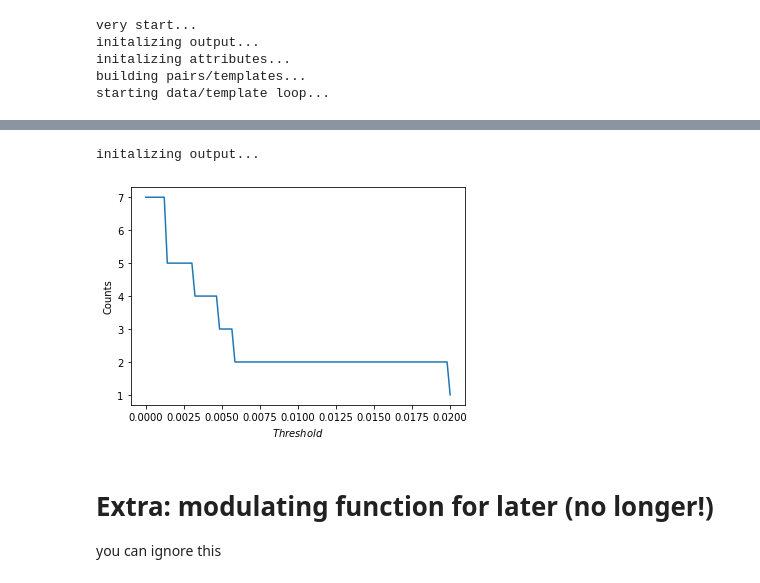
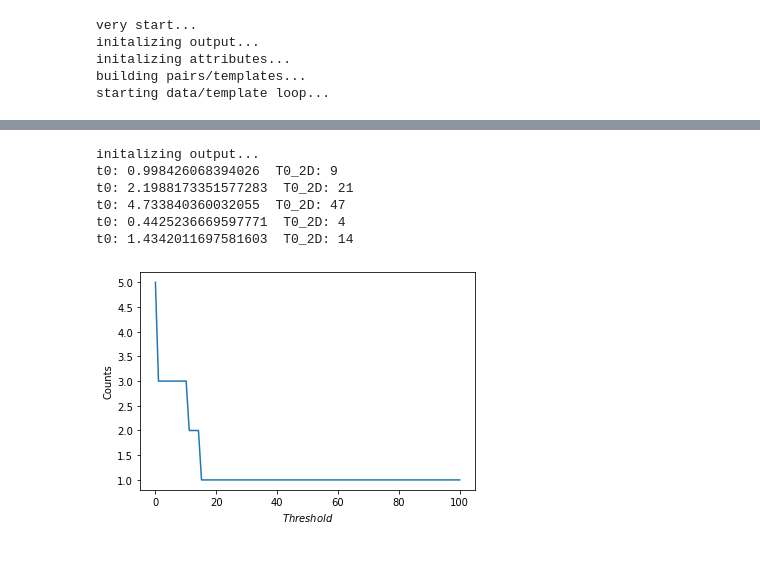
Before and after one commit to mickbrawler/Waveforms, a Jupyter notebook: OnSource_part_1.ipynb, the cells around one changed output, grey strips where cells are left out. Cells and saved outputs as stored; diff of their text form; code cells hidden in the pictures.

```diff
--- a/OnSource_part_1.ipynb
+++ b/OnSource_part_1.ipynb
@@ -457,6 +448,6 @@ window size is 0.2, injected signal spans to seconds, and total interval spans 5
 # %%
-x=OnSource(4, 4, 4, 2, 5, 0, 0.2, 9)
-#N_A, N_g, N_f, t0_tf, T, b, D, trials
+x=OnSource(10, 10, 10, 5, 10, 3, 0.3, 5, N_t=500)
+#N_A, N_g, N_f, t0_tf, T, b, D, trials, N_t
 # %% [output]
 very start...
 initalizing output...
@@ -468,14 +483,16 @@ starting data/template loop...
 y=x.rho()
 # %%
 #performs modulation/ bg-fg value finding on rho
-z=x.window(0.5)
+z=x.window(.05)
 # %% [output]
 initalizing output...
+t0: 0.998426068394026  T0_2D: 9
+t0: 2.1988173351577283  T0_2D: 21
+t0: 4.733840360032055  T0_2D: 47
+t0: 0.4425236669597771  T0_2D: 4
+t0: 1.4342011697581603  T0_2D: 14
 # %%
 #plots threshold vs. success-count
-w=x.test_plotter(0.02,100)
+w=x.test_plotter(100,100)
 # %% [output]
-[figure, old version]
+[figure, new version]
-# %% [markdown]
-# Extra: modulating function for later (no longer!)
-you can ignore this
```
Also changed, not shown: parts of 10 cells of this notebook.
